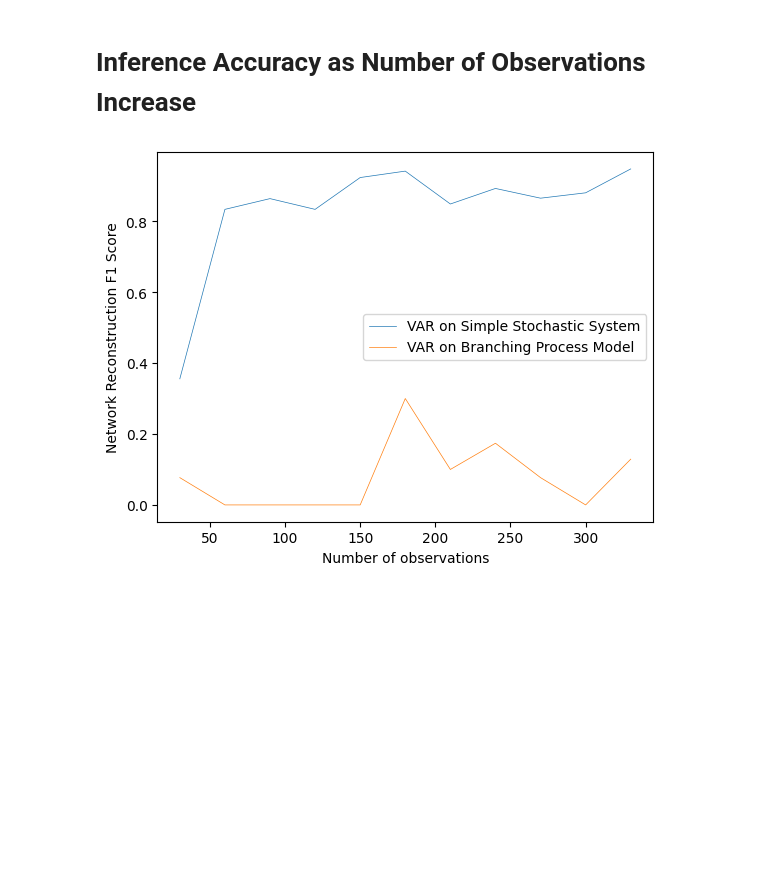
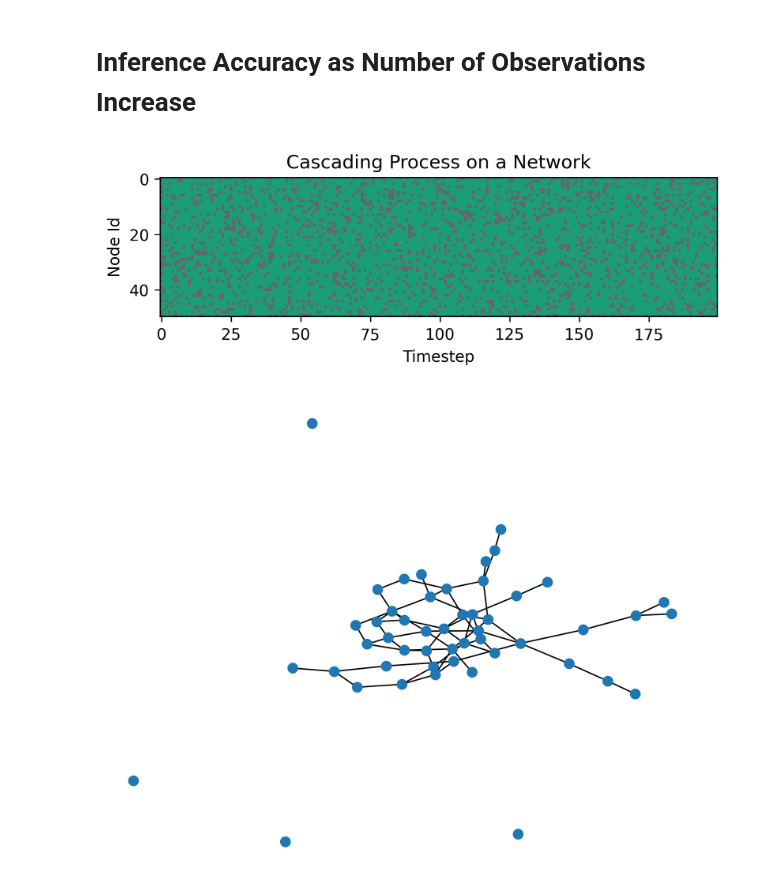
Before and after one commit to djpasseyjr/graphinference, a Jupyter notebook: Notebooks/Jupyter/InferenceAccAsObsIncr.ipynb, the cells around one changed output. Drawn from its saved outputs; the diff is of its cells as text; code cells hidden in the pictures; blank space fills up the shorter version.

```diff
--- a/Notebooks/Jupyter/InferenceAccAsObsIncr.ipynb
+++ b/Notebooks/Jupyter/InferenceAccAsObsIncr.ipynb
@@ -8,6 +8,9 @@ import matplotlib.pyplot as plt
 import netrd
 import networkx as nx
 import numpy as np
+
+plt.rcParams["font.family"] = "sans-serif"
+plt.rcParams["figure.dpi"] = 300
 # %% [markdown]
 # Inference Accuracy as Number of Observations Increase
 # %%
@@ -47,18 +57,44 @@ def graph_inf_f1_score_as_obs_incr(
 # %%
 obs_seq = np.arange(30, 360, 30)
+reps = 25
 
+# VAR Simulation
 
 graph_model = lambda: nx.fast_gnp_random_graph(10, .2)
-qspems_model = lambda G, n: qspems_sim_core.sim(nx.to_numpy_array(G).T, dt=1, T=n)
+qspems_model1 = lambda G, n: qspems_sim_core.sim(nx.to_numpy_array(G).T, dt=1, T=n)
 var_infr = lambda X: inference_methods.vector_autoregression(X)
 
-f1_qs_var = graph_inf_f1_score_as_obs_incr(obs_seq, graph_model, qspems_model, var_infr)
+f1_qs_var_trials1 = [
+    graph_inf_score_as_obs_incr(
+        obs_seq, graph_model,
+        qspems_model1,
+        var_infr,
+        metrics.compare_adj_f1_score
+    )
+    for i in range(reps)
+]
 
-# SIS model
+# Stochastic Difference equation
+
+graph_model = lambda: nx.fast_gnp_random_graph(10, .2)
+qspems_model2 = lambda G, n: qspems_sim_core.sim(nx.to_numpy_array(G).T, dt=0.2, T=n)
+
+f1_qs_var_trials2 = [
+    graph_inf_score_as_obs_incr(
+        obs_seq,
+        graph_model,
+        qspems_model2,
+        var_infr,
+        metrics.compare_adj_f1_score
+    )
+    for i in range(reps)
+]
+
+# Branching process model
 branching_model_class = netrd.dynamics.BranchingModel()
 initial_fraction_active = 0.5
 branching_ratio = 0.9
-desired_average_activity = 0.2
+desired_average_activity = 0.1
 
 
 branch_model = lambda G, n: branching_model_class.simulate(
@@ -68,14 +104,38 @@ branch_model = lambda G, n: branching_model_class.simulate(
     m =branching_ratio,
     target_Ahat=desired_average_activity,
 )
-f1_branch_var = graph_inf_f1_score_as_obs_incr(obs_seq, graph_model, branch_model, var_infr)
 
+f1_branch_var_trials= [
+    graph_inf_score_as_obs_incr(
+        obs_seq,
+        graph_model,
+        branch_model,
+        var_infr,
+        metrics.compare_adj_f1_score
+    )
+    for i in range(reps)
+]
 
-plt.plot(obs_seq, f1_qs_var, lw=0.5, label="VAR on Simple Stochastic System")
-plt.plot(obs_seq, f1_branch_var, lw=0.5, label="VAR on Branching Process Model")
-plt.xlabel("Number of observations")
-plt.ylabel("Network Reconstruction F1 Score")
-plt.legend()
-plt.show()
+mean_f1_qs_var1 = np.mean(np.vstack(f1_qs_var_trials1), axis=0)
+qs_std1 = np.std(np.vstack(f1_qs_var_trials1), axis=0)
+
+mean_f1_qs_var2 = np.mean(np.vstack(f1_qs_var_trials2), axis=0)
+qs_std2 = np.std(np.vstack(f1_qs_var_trials2), axis=0)
+
+mean_f1_branch_var = np.mean(np.vstack(f1_branch_var_trials), axis=0)
+branch_std = np.std(np.vstack(f1_branch_var_trials), axis=0)
-# %% [output]
-[figure, removed]
+# %%
+G = nx.fast_gnp_random_graph(50, 3/50)
+X = branch_model(G, 200)
+
+plt.imshow(X, cmap="Dark2")
+plt.ylabel("Node Id")
+plt.xlabel("Timestep")
+plt.title("Cascading Process on a Network")
+plt.show()
+# %% [output]
+[figure, added]
+# %%
+nx.draw(G, node_size=50)
+# %% [output]
+[figure, added]
```
Also changed, not shown: parts of 6 cells of this notebook, 2 other files.
